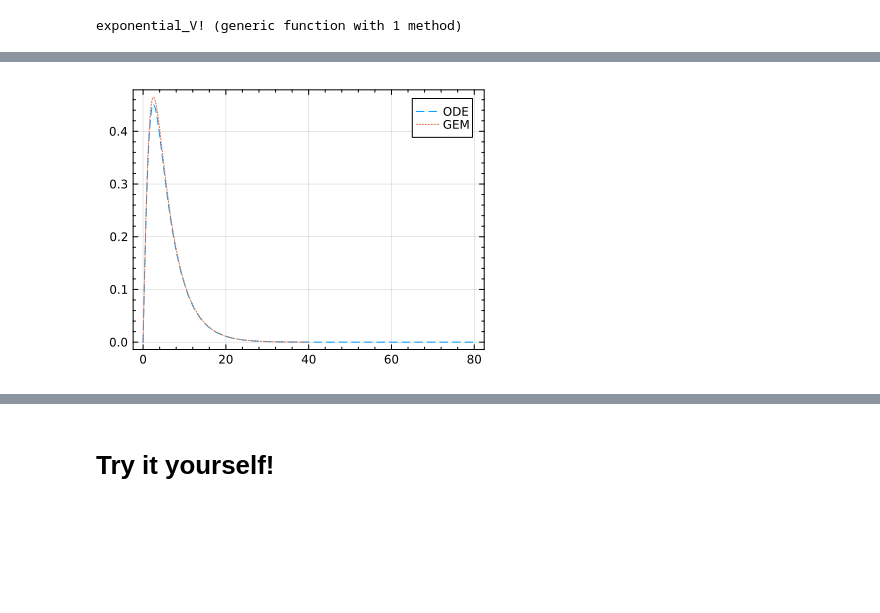
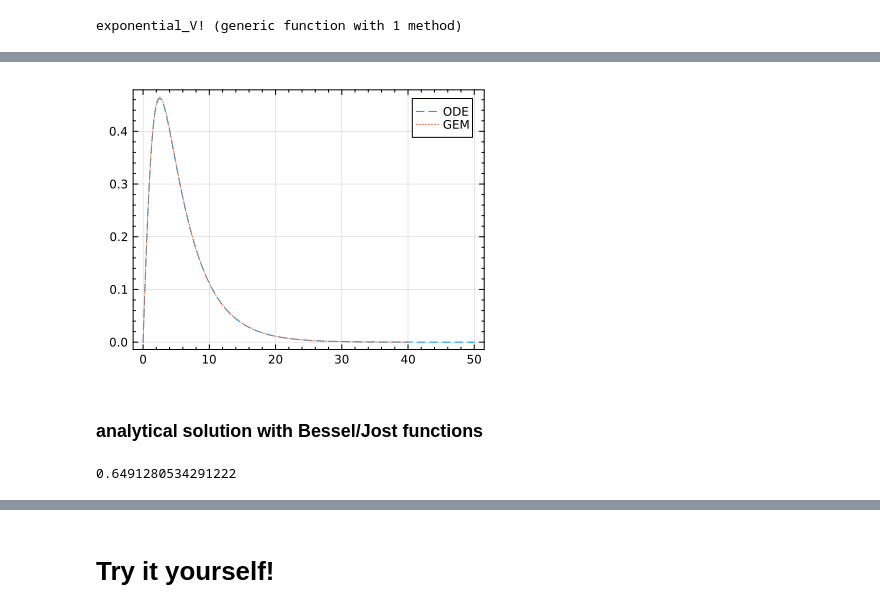
Before and after one commit to linqiu15/schrodinger_equation_solver.jl, a Jupyter notebook: example_gem.ipynb, the cells around one changed output, grey strips where cells are left out. Saved outputs shown, nothing was run; the diff lists cells and outputs as text; code cells hidden in the pictures; blank space fills up the shorter version.

```diff
--- a/example_gem.ipynb
+++ b/example_gem.ipynb
@@ -425,24 +413,11 @@ end
 # %% [output]
 my_normalize (generic function with 1 method)
 # %%
-# function exponential_V!(du,u,p,r;U0=1.4132604267565418,μ=μ_exp)
-#     U(r)=U0*exp(-μ*r/hbarc)
-#     μpn=mp_exp*mn_exp/(mp_exp+mn_exp)
-#     du[1]=u[2]
-#     du[2]=-(U(r)+2*μpn/hbarc^2*p)*u[1]
-# end
-
-function exponential_V!(du, u, p, r)
-    # p = [U0, E]
-    U0, E = p
-    mp = 0.938; mn = 0.939; hbarc = 0.1973269804; mpi = 0.14
-    μpn = mp*mn/(mp+mn)      # correct reduced mass = 0.469197 GeV
-    a   = hbarc/mpi          # range parameter = 1.40948 fm
-
-    U(r) = U0 * exp(-r/a)    # U0 in fm^-2, r in fm
-
-    du[1] = u[2]
-    du[2] = -(U(r) + 2*μpn/hbarc^2 * E) * u[1]
+function exponential_V!(du,u,p,r;U0=1.4132604289318504,μ=μ_exp)
+    U(r)=U0*exp(-μ*r/hbarc)
+    μpn=mp_exp*mn_exp/(mp_exp+mn_exp)
+    du[1]=u[2]
+    du[2]=-(U(r)+2*μpn/hbarc^2*p)*u[1]
 end
 # %% [output]
 exponential_V! (generic function with 1 method)
@@ -501,20 +463,9 @@ let
     y_normalized=my_normalize(x_data_0,y_data_0)
     # plot(x_data_0,y_normalized,label="normalized data",ls=:dash)
 
-f(x)=let u0=[0.0,x],rspan=(1e-10,80.0)
-
-#     function condition(u,t,integrator) # Event when event_f(u,t) == 0
-#       u[1]>10
-#     end
-
-#     function affect!(integrator)
-#       integrator.u[2] = -integrator.u[2]
-#     end
-
-#     cb = ContinuousCallback(condition,affect!)
-
+f(x)=let u0=[0.0,x],rspan=(1e-8,50.0)
     prob(e)=ODEProblem(exponential_V!,u0,rspan,e)
-    solf(e)=solve(prob(e), Tsit5(), reltol=1e-8, abstol=1e-8)
+    solf(e)=solve(prob(e), Tsit5(), reltol=1e-12, abstol=1e-12)
     e_eigen=find_zero(e->solf(e).u[end][1],(-1.0,-0.00001))
 
     sol=solf(e_eigen);
@@ -534 +485,3 @@ The eigen energy is -0.002200000798686615
-[figure, old version]
+[figure, new version]
+# %% [markdown]
+### analytical solution with Bessel/Jost functions
@@ -534,0 +490,5 @@ The eigen energy is -0.002200000798686615
+# %%
+μpn_exp=mp_exp*mn_exp/(mp_exp+mn_exp)
+ν_exp=2*hbarc/μ_exp*sqrt(2*μpn_exp*0.0022000000125840143/hbarc^2)
+# %% [output]
+0.6491280534291222
```
Also changed, not shown: parts of 12 cells of this notebook, 3 other files.
